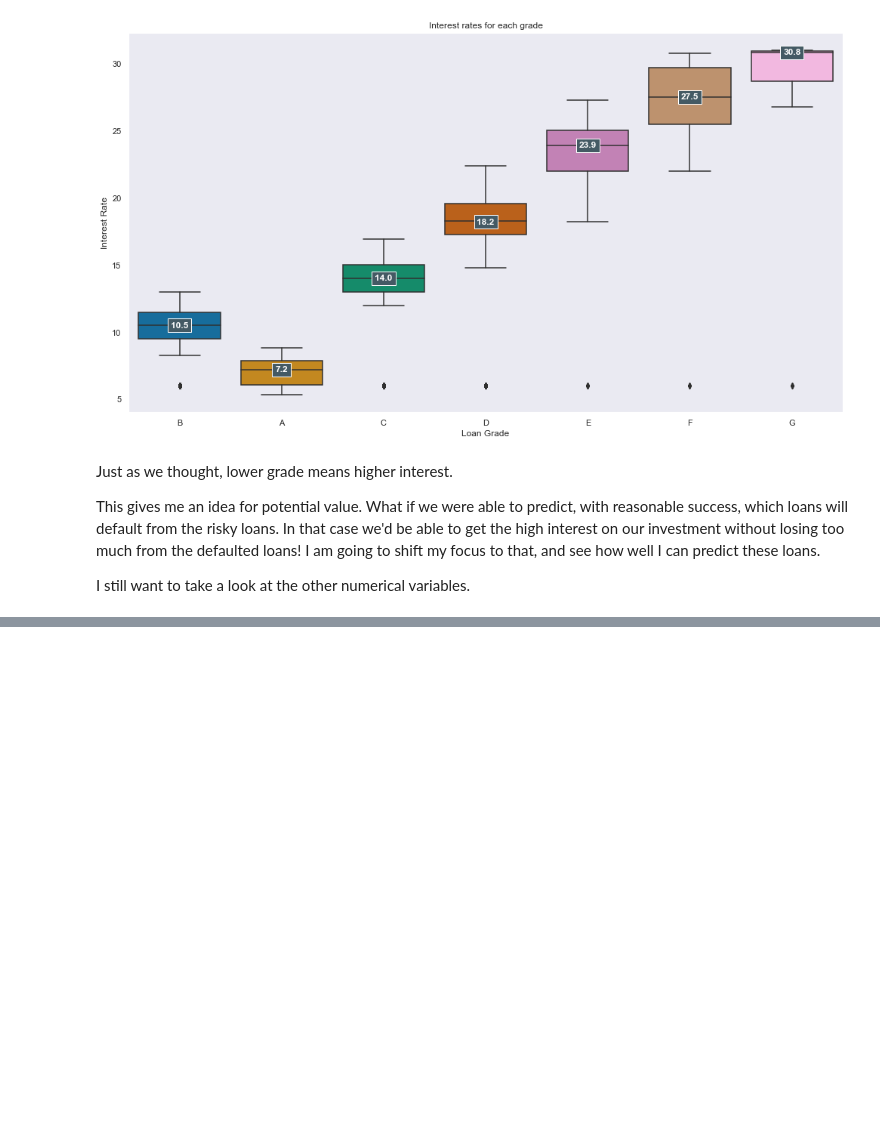
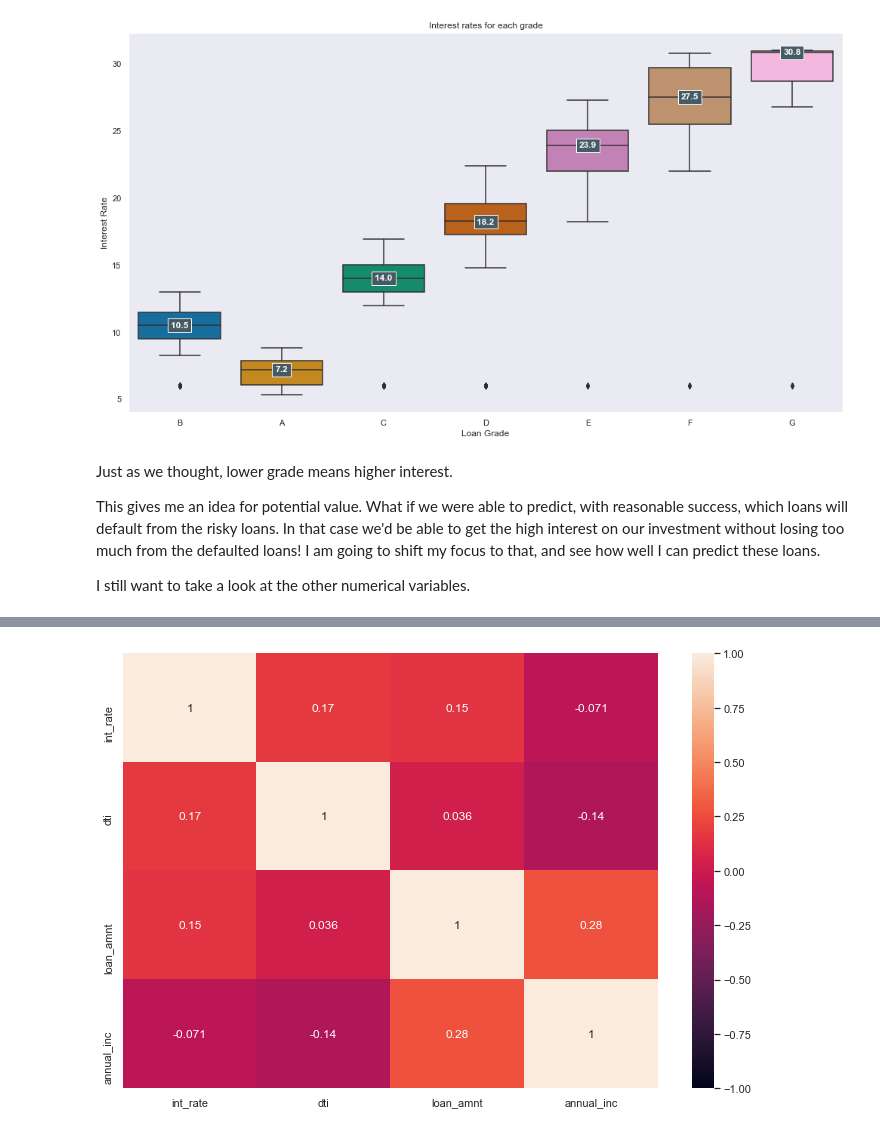
Before and after one commit to MNemanow/Loan_Default_classification, a Jupyter notebook: Cleaning_Eda.ipynb, the cells around one changed output, grey strips where cells are left out. Cells and saved outputs as stored; diff of their text form; code cells hidden in the pictures; blank space fills up the shorter version.

```diff
--- a/Cleaning_Eda.ipynb
+++ b/Cleaning_Eda.ipynb
@@ -353,0 +360,9 @@ box_plot.figure.tight_layout()
+# %%
+# get the numerical columns
+num = accepted_df.select_dtypes(include='float64')
+
+# plot a correlation heatmap
+plt.gcf().set_size_inches(12, 8)
+sns.heatmap(num.corr(), vmin=-1, vmax=1, annot=True);
+# %% [output]
+[figure, added]
```
Also changed, not shown: parts of 18 cells of this notebook.
